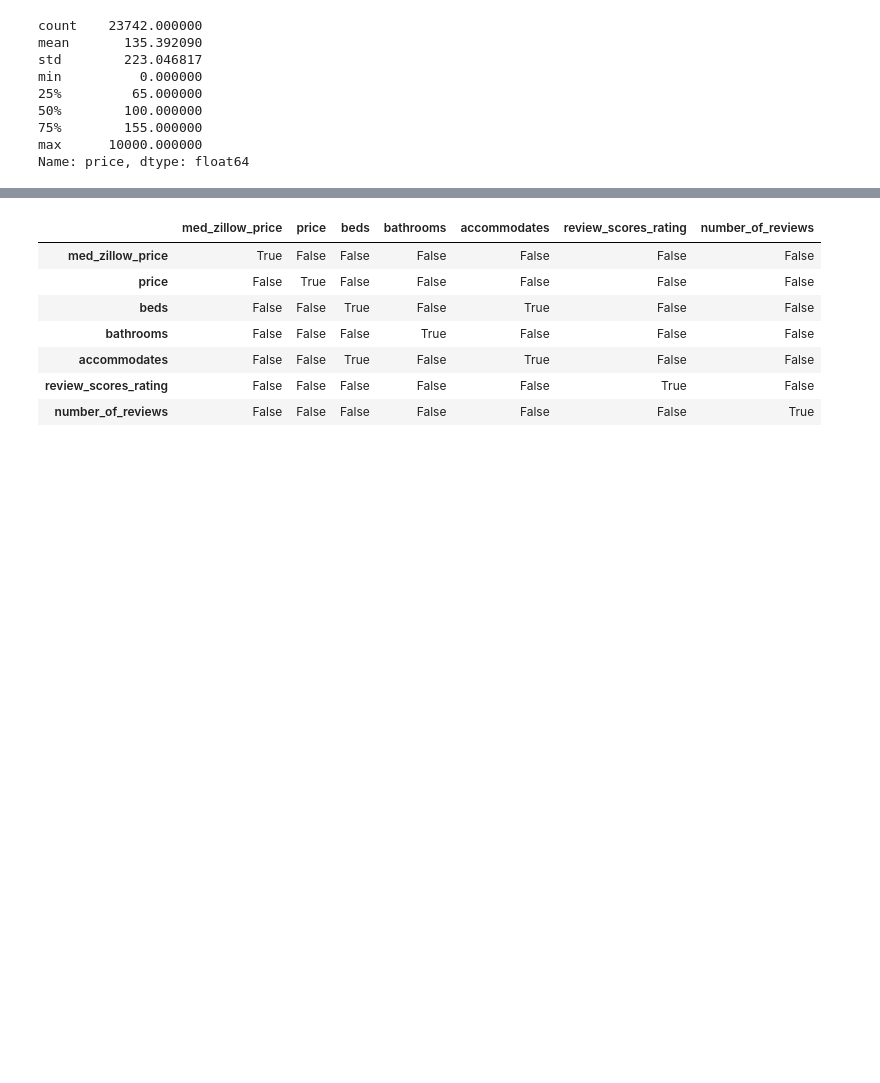
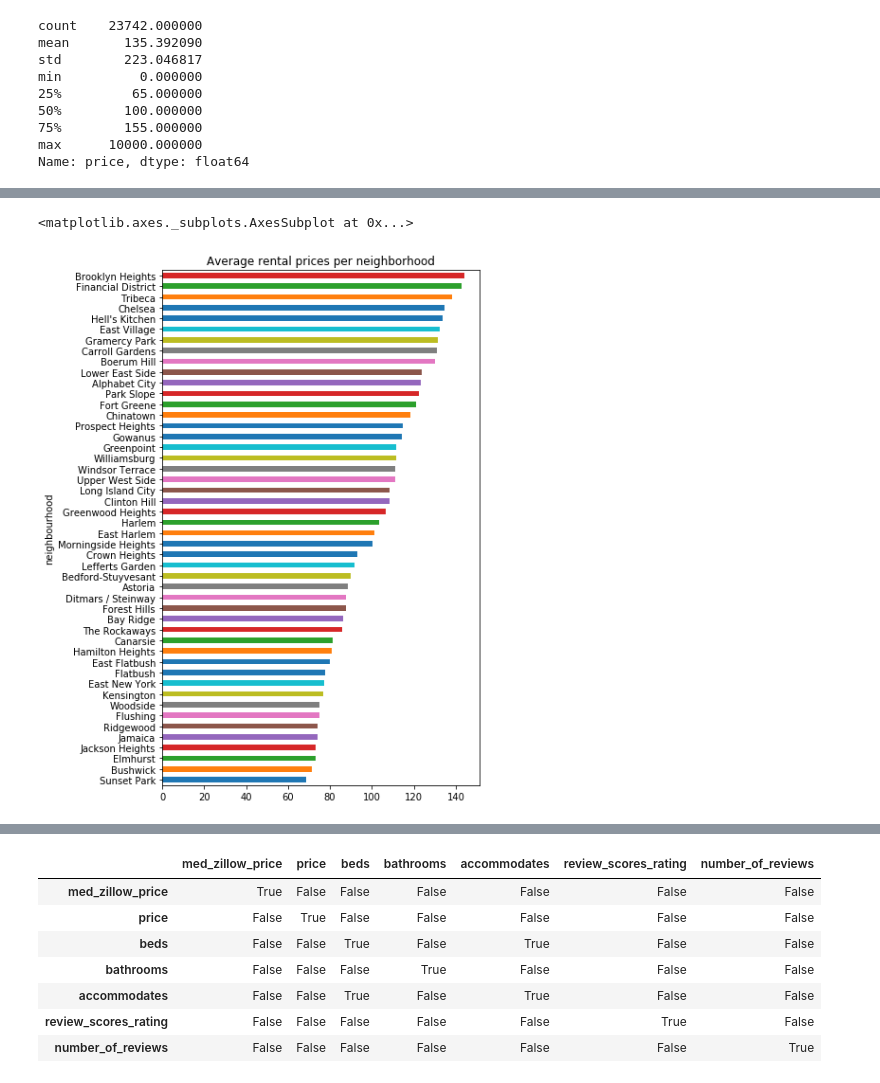
Before and after one commit to softserveslayer/airbnb_price_predictions, a Jupyter notebook: Test_airbnb_no_cleaning_fee.ipynb, the cells around one changed output, grey strips where cells are left out. Drawn from its saved outputs; the diff is of its cells as text; code cells hidden in the pictures; blank space fills up the shorter version.

```diff
--- a/Test_airbnb_no_cleaning_fee.ipynb
+++ b/Test_airbnb_no_cleaning_fee.ipynb
@@ -184,0 +174,7 @@ plt.rcParams['figure.figsize']=(10,5)
+# %%
+neighb_means = airbnb.groupby('neighbourhood')['price'].mean()
+neighb_means.sort_values(ascending = True).plot(x='neighbourhood', y='price', kind='barh',
+                                                     title = "Average rental prices per neighborhood", figsize = (6, 10), sort_columns = True)
+# %% [output]
+<matplotlib.axes._subplots.AxesSubplot at 0x...>
+[figure, added]
```
Also changed, not shown: parts of 52 cells of this notebook.
